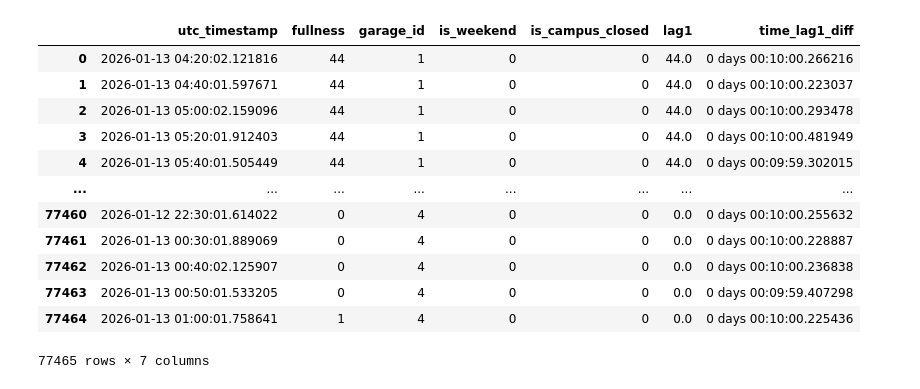
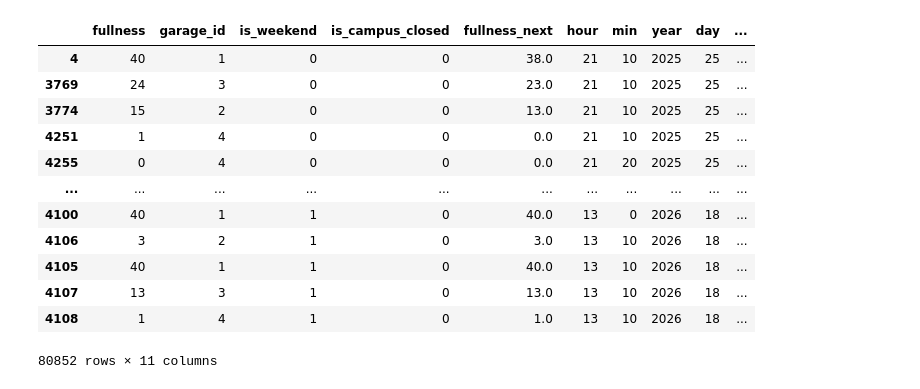
Before and after one commit to ryantangit/sjsubark, a Jupyter notebook: inference/experiment/retest.ipynb, the cells around one changed output. Saved outputs shown, nothing was run; the diff lists cells and outputs as text; code cells hidden in the pictures.

```diff
--- a/inference/experiment/retest.ipynb
+++ b/inference/experiment/retest.ipynb
@@ -26,4 +31,4 @@ ON gf.utc_timestamp >= c.utc_start
    AND gf.utc_timestamp < c.utc_end
 ;'''
 garage_data = pd.read_sql(init_query, db)
-garage_data.sort_values(["utc_timestamp", "garage_id"])
+garage_data = garage_data.sort_values(["garage_id","utc_timestamp"])
@@ -48,36 +35,46 @@ from datetime import datetime
 # %%
 #Remove Non-Interval Data, AKA "if two records of the same garage is not 10 minutes apart, ignore it"
 
+
 #CONFIGURATION
 NUM_OF_GARAGE = 4
-INTERVAL_OFFSET_MIN = 1
+INTERVAL_MIN_OFFSET = 1
 #######
 
-result = []
-
-for garage_id in range(1, NUM_OF_GARAGE + 1):
-    g = garage_data.loc[garage_data['garage_id'] == garage_id].copy()
-    g['lag1'] = g['fullness'].shift(1)
-    g['time_lag1_diff'] = g['utc_timestamp'] - g['utc_timestamp'].shift(1)
-    diff = g.loc[(g['time_lag1_diff'] < pd.Timedelta(10 + INTERVAL_OFFSET_MIN, unit="m")) & (g['time_lag1_diff'] > pd.Timedelta(10 - INTERVAL_OFFSET_MIN, unit="m"))]
-    result.append(diff)
-
-garage_data_cleaned = pd.concat(result, ignore_index=True)
-garage_data_cleaned.drop('time_lag1_diff', axis=1)
+groups = garage_data.groupby('garage_id')
+garage_data['time_to_next'] = groups['utc_timestamp'].diff(-1).abs()
+garage_data['fullness_next'] = groups['fullness'].shift(-1)
+lower_bound = pd.Timedelta(10 - INTERVAL_MIN_OFFSET, unit="m")
+upper_bound = pd.Timedelta(10 + INTERVAL_MIN_OFFSET, unit="m")
+garage_data_cleaned = garage_data[
+    (garage_data['time_to_next'] >= lower_bound) &
+    (garage_data['time_to_next'] <= upper_bound)
+].copy()
 garage_data_cleaned['is_weekend'] = garage_data_cleaned['is_weekend'].astype(int)
 garage_data_cleaned['is_campus_closed'] = garage_data_cleaned['is_campus_closed'].astype(int)
+garage_data_cleaned = garage_data_cleaned.drop(columns=['time_to_next'])
+garage_data_cleaned = garage_data_cleaned.sort_values(['utc_timestamp'], ascending=True)
+garage_data_cleaned['utc_timestamp'] = pd.to_datetime(garage_data_cleaned['utc_timestamp'], utc=True)
+garage_data_cleaned['hour'] = garage_data_cleaned['utc_timestamp'].dt.tz_convert('America/Los_Angeles').dt.hour
+garage_data_cleaned['min'] = garage_data_cleaned['utc_timestamp'].dt.tz_convert('America/Los_Angeles').dt.minute
+garage_data_cleaned['year'] = garage_data_cleaned['utc_timestamp'].dt.tz_convert('America/Los_Angeles').dt.year
+garage_data_cleaned['day'] = garage_data_cleaned['utc_timestamp'].dt.tz_convert('America/Los_Angeles').dt.day
+garage_data_cleaned['month'] = garage_data_cleaned['utc_timestamp'].dt.tz_convert('America/Los_Angeles').dt.month
+garage_data_cleaned['day_of_week'] = garage_data_cleaned['utc_timestamp'].dt.dayofweek
+garage_data_cleaned = garage_data_cleaned.drop(columns=["utc_timestamp"])
+garage_data_cleaned = garage_data_cleaned.dropna(subset=['fullness_next'])
 garage_data_cleaned
 # %% [output]
-|  | utc_timestamp | fullness | garage_id | is_weekend | is_campus_closed | lag1 | time_lag1_diff |
-| 0 | 2026-01-13 04:20:02.121816 | 44 | 1 | 0 | 0 | 44.0 | 0 days 00:10:00.266216 |
-| 1 | 2026-01-13 04:40:01.597671 | 44 | 1 | 0 | 0 | 44.0 | 0 days 00:10:00.223037 |
-| 2 | 2026-01-13 05:00:02.159096 | 44 | 1 | 0 | 0 | 44.0 | 0 days 00:10:00.293478 |
-| 3 | 2026-01-13 05:20:01.912403 | 44 | 1 | 0 | 0 | 44.0 | 0 days 00:10:00.481949 |
-| 4 | 2026-01-13 05:40:01.505449 | 44 | 1 | 0 | 0 | 44.0 | 0 days 00:09:59.302015 |
-| ... | ... | ... | ... | ... | ... | ... | ... |
-| 77460 | 2026-01-12 22:30:01.614022 | 0 | 4 | 0 | 0 | 0.0 | 0 days 00:10:00.255632 |
-| 77461 | 2026-01-13 00:30:01.889069 | 0 | 4 | 0 | 0 | 0.0 | 0 days 00:10:00.228887 |
-| 77462 | 2026-01-13 00:40:02.125907 | 0 | 4 | 0 | 0 | 0.0 | 0 days 00:10:00.236838 |
-| 77463 | 2026-01-13 00:50:01.533205 | 0 | 4 | 0 | 0 | 0.0 | 0 days 00:09:59.407298 |
-| 77464 | 2026-01-13 01:00:01.758641 | 1 | 4 | 0 | 0 | 0.0 | 0 days 00:10:00.225436 |
+|  | fullness | garage_id | is_weekend | is_campus_closed | fullness_next | hour | min | year | day | ... |
+| 4 | 40 | 1 | 0 | 0 | 38.0 | 21 | 10 | 2025 | 25 | ... |
+| 3769 | 24 | 3 | 0 | 0 | 23.0 | 21 | 10 | 2025 | 25 | ... |
+| 3774 | 15 | 2 | 0 | 0 | 13.0 | 21 | 10 | 2025 | 25 | ... |
+| 4251 | 1 | 4 | 0 | 0 | 0.0 | 21 | 10 | 2025 | 25 | ... |
+| 4255 | 0 | 4 | 0 | 0 | 0.0 | 21 | 20 | 2025 | 25 | ... |
+| ... | ... | ... | ... | ... | ... | ... | ... | ... | ... | ... |
+| 4100 | 40 | 1 | 1 | 0 | 40.0 | 13 | 0 | 2026 | 18 | ... |
+| 4106 | 3 | 2 | 1 | 0 | 3.0 | 13 | 10 | 2026 | 18 | ... |
+| 4105 | 40 | 1 | 1 | 0 | 40.0 | 13 | 10 | 2026 | 18 | ... |
+| 4107 | 13 | 3 | 1 | 0 | 13.0 | 13 | 10 | 2026 | 18 | ... |
+| 4108 | 1 | 4 | 1 | 0 | 1.0 | 13 | 10 | 2026 | 18 | ... |
-77465 rows × 7 columns
+80852 rows × 11 columns
```
Also changed, not shown: parts of 9 cells of this notebook, 10 other files.
